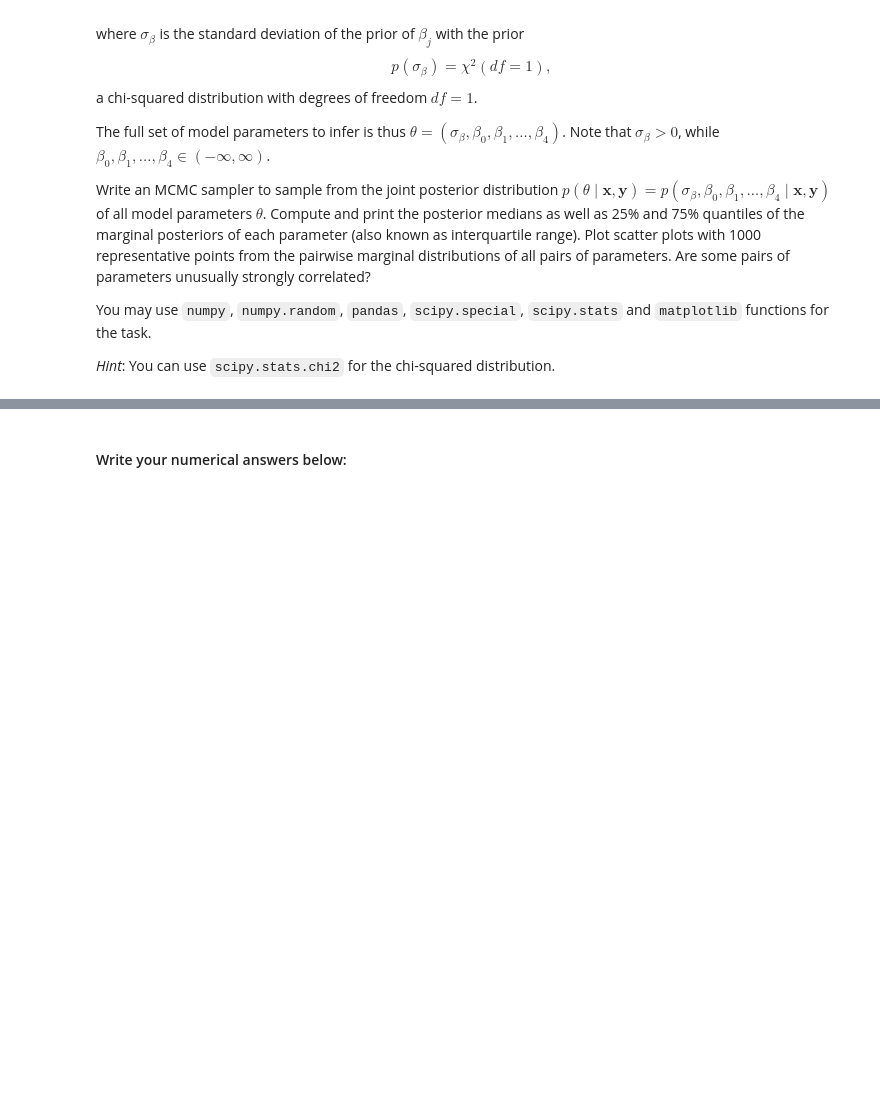
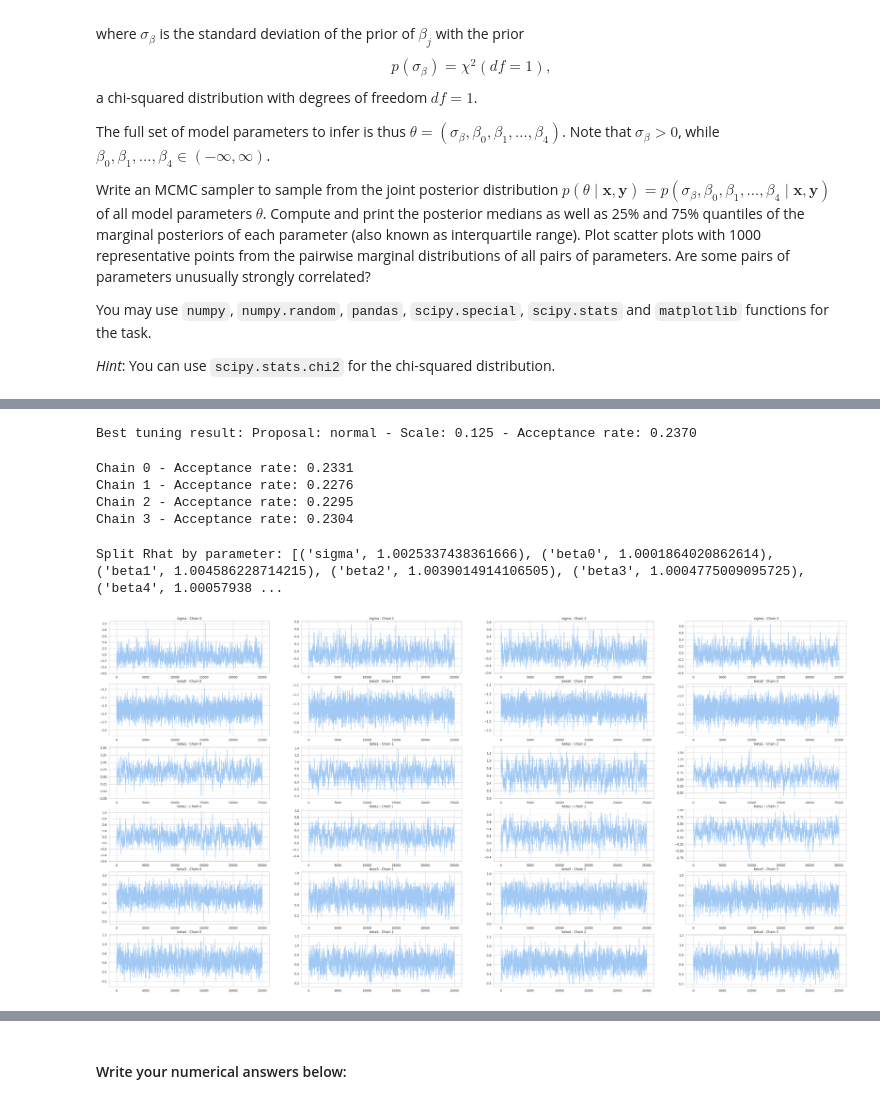
Before and after one commit to yherin/hy-computational-statistics-2023, a Jupyter notebook: CompStats_home_exam_2023-10.ipynb, the cells around one changed output, grey strips where cells are left out. Drawn from its saved outputs; the diff is of its cells as text; code cells hidden in the pictures; blank space fills up the shorter version.

```diff
--- a/CompStats_home_exam_2023-10.ipynb
+++ b/CompStats_home_exam_2023-10.ipynb
@@ -464,0 +662,44 @@ Chain 3: acceptance rate: 0.5632
+# %%
+
+# tuned_results = sorted(tuning_results, key=lambda x: np.abs(x.acceptance_rate - .23))
+# best_tuning_result = tuned_results[0]
+best_tuning_result = MCMCTuningResult(proposal_dist_name="normal", scale_param=0.125, acceptance_rate=0.2370)
+print("Best tuning result:", best_tuning_result)
+# %% [output]
+Best tuning result: Proposal: normal - Scale: 0.125 - Acceptance rate: 0.2370
+# %%
+# Actual MCMC, now with tuned proposal
+# Takes about 6 minutes on gpu
+n_chains = 4
+n_samples = 50000
+n_burnin = n_samples // 2
+
+
+rng = npr.default_rng(42) # reset the random number generator
+tuned_proposal = lambda: rng.normal(loc=0, scale=best_tuning_result.scale_param, size=6)
+samples = np.zeros((n_burnin, n_chains, 6))
+for c in range(n_chains):
+    acceptance, chain_samples = mcmc(
+        x=p4_x, y=p4_y, theta0=rng.normal(0, .5, size=6), n_samples=n_samples, n_burnin=n_burnin, rng=rng, proposal=tuned_proposal
+    )
+    print(f"Chain {c} - Acceptance rate: {acceptance:.4f}")
+    samples[:, c] = chain_samples
+# %% [output]
+Chain 0 - Acceptance rate: 0.2331
+Chain 1 - Acceptance rate: 0.2276
+Chain 2 - Acceptance rate: 0.2295
+Chain 3 - Acceptance rate: 0.2304
+# %%
+params = ['sigma', 'beta0', 'beta1', 'beta2', 'beta3', 'beta4']
+# %%
+print(f"Split Rhat by parameter: {[(param, split_rhat(samples[:, :, i])) for i, param in enumerate(params)]}")
+# %% [output]
+Split Rhat by parameter: [('sigma', 1.0025337438361666), ('beta0', 1.0001864020862614), ('beta1', 1.004586228714215), ('beta2', 1.0039014914106505), ('beta3', 1.0004775009095725), ('beta4', 1.00057938 ...
+# %%
+fig, ax = plt.subplots(len(params), n_chains, figsize=(50, 25))
+for i, p in enumerate(params):
+    for c in range(n_chains):
+        ax[i, c].plot(samples[:, c, i])
+        ax[i, c].set_title(f"{p} - Chain {c}")
+# %% [output]
+[figure, added]
```
Also changed, not shown: parts of 44 cells of this notebook, 5 other files.
